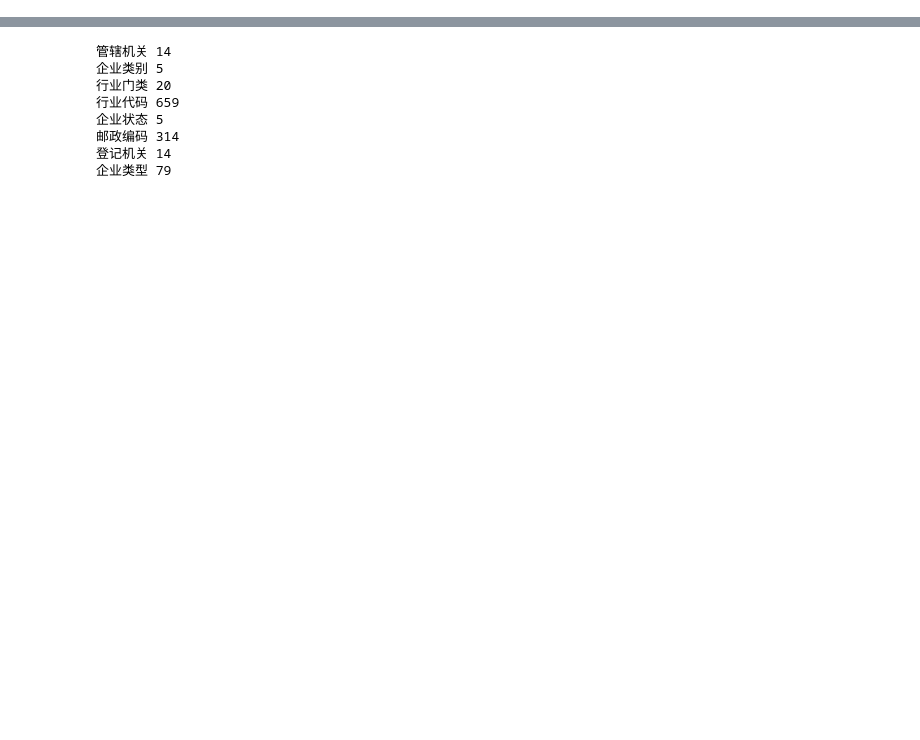
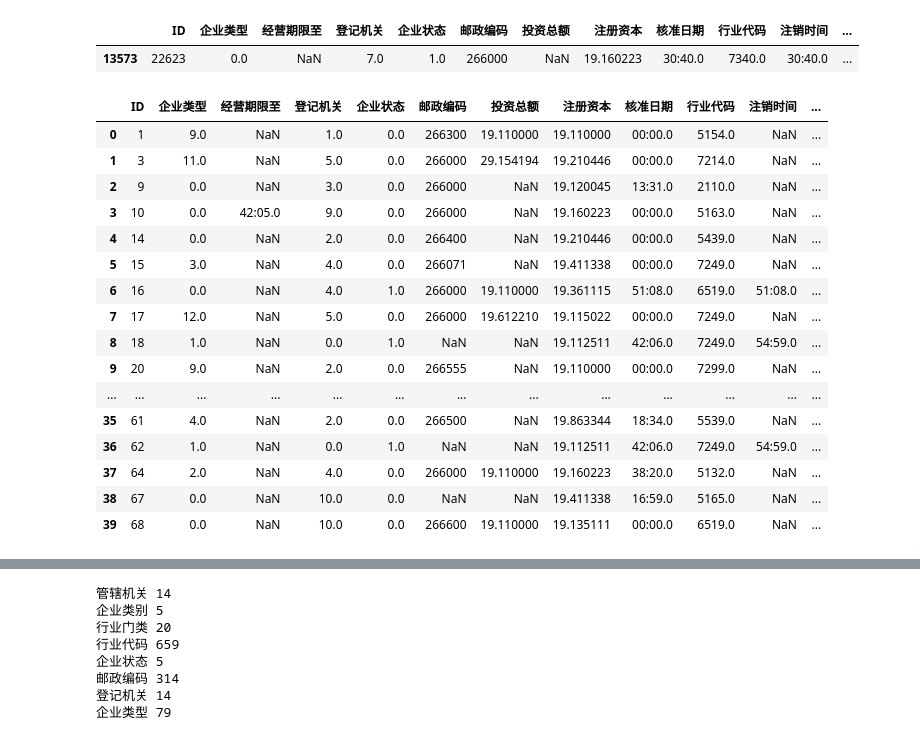
Before and after one commit to callmecaesar/taxi, a Jupyter notebook: code/EDA.ipynb, the cells around one changed output, grey strips where cells are left out. Saved outputs shown, nothing was run; the diff lists cells and outputs as text; code cells hidden in the pictures; blank space fills up the shorter version.

```diff
--- a/code/EDA.ipynb
+++ b/code/EDA.ipynb
@@ -25,0 +17,26 @@ submission.head()
+# %%
+from itertools import combinations
+picked_cla= ['行业代码', '行业门类', '企业类型']
+picked_con=['城建税', '未分配利润_年末数', '教育费', '货币资金_年初数', '印花税', '增值税', '企业所得税']
+#类别变量与连续变量的组合
+for cla in  picked_cla:
+    for con in picked_con:
+        group_info=train.groupby(cla)[con].agg(['mean','max','min','count']).reset_index()
+        group_info=group_info.rename(columns={'mean':cla+'_'+con+'_mean',
+                                              'max':cla+'_'+con+'_max',
+                                              'min':cla+'_'+con+'_min',
+                                              'count':cla+'_'+con+'_count',
+                                              })
+        train=pd.merge(left=train,right=group_info,how='left',on=cla)
+
+#连续变量与连续变量的组合
+for zuhe in combinations(picked_con,2):
+    print(zuhe)
+    name_add=zuhe[0]+'+'+zuhe[1]
+    name_sub=zuhe[0]+'-'+zuhe[1]
+    name_mul=zuhe[0]+'*'+zuhe[1]
+    name_div=zuhe[0]+'/'+zuhe[1]
+    train[name_add]=list(map(lambda x,y:x+y,train[zuhe[0]].values,train[zuhe[1]].values))
+    train[name_sub]=list(map(lambda x,y:x-y,train[zuhe[0]].values,train[zuhe[1]].values))
+    train[name_mul]=list(map(lambda x,y:x*y,train[zuhe[0]].values,train[zuhe[1]].values))
+    train[name_div]=list(map(lambda x,y:x/y if y!=0 else 0,train[zuhe[0]].values,train[zuhe[1]].values))
@@ -25,0 +63,27 @@ submission.head()
+# %%
+sb = train_data[(~train_data['无形资产及其他资产合计_年初数'].isnull())]
+sb = sb[(sb['无形资产及其他资产合计_年初数']!=0)]
+sb
+# %% [output]
+|  | ID | 企业类型 | 经营期限至 | 登记机关 | 企业状态 | 邮政编码 | 投资总额 | 注册资本 | 核准日期 | 行业代码 | 注销时间 | ... |
+| 13573 | 22623 | 0.0 | NaN | 7.0 | 1.0 | 266000 | NaN | 19.160223 | 30:40.0 | 7340.0 | 30:40.0 | ... |
+# %%
+train_data.head(40)
+# %% [output]
+|  | ID | 企业类型 | 经营期限至 | 登记机关 | 企业状态 | 邮政编码 | 投资总额 | 注册资本 | 核准日期 | 行业代码 | 注销时间 | ... |
+| 0 | 1 | 9.0 | NaN | 1.0 | 0.0 | 266300 | 19.110000 | 19.110000 | 00:00.0 | 5154.0 | NaN | ... |
+| 1 | 3 | 11.0 | NaN | 5.0 | 0.0 | 266000 | 29.154194 | 19.210446 | 00:00.0 | 7214.0 | NaN | ... |
+| 2 | 9 | 0.0 | NaN | 3.0 | 0.0 | 266000 | NaN | 19.120045 | 13:31.0 | 2110.0 | NaN | ... |
+| 3 | 10 | 0.0 | 42:05.0 | 9.0 | 0.0 | 266000 | NaN | 19.160223 | 00:00.0 | 5163.0 | NaN | ... |
+| 4 | 14 | 0.0 | NaN | 2.0 | 0.0 | 266400 | NaN | 19.210446 | 00:00.0 | 5439.0 | NaN | ... |
+| 5 | 15 | 3.0 | NaN | 4.0 | 0.0 | 266071 | NaN | 19.411338 | 00:00.0 | 7249.0 | NaN | ... |
+| 6 | 16 | 0.0 | NaN | 4.0 | 1.0 | 266000 | 19.110000 | 19.361115 | 51:08.0 | 6519.0 | 51:08.0 | ... |
+| 7 | 17 | 12.0 | NaN | 5.0 | 0.0 | 266000 | 19.612210 | 19.115022 | 00:00.0 | 7249.0 | NaN | ... |
+| 8 | 18 | 1.0 | NaN | 0.0 | 1.0 | NaN | NaN | 19.112511 | 42:06.0 | 7249.0 | 54:59.0 | ... |
+| 9 | 20 | 9.0 | NaN | 2.0 | 0.0 | 266555 | NaN | 19.110000 | 00:00.0 | 7299.0 | NaN | ... |
+| ... | ... | ... | ... | ... | ... | ... | ... | ... | ... | ... | ... | ... |
+| 35 | 61 | 4.0 | NaN | 2.0 | 0.0 | 266500 | NaN | 19.863344 | 18:34.0 | 5539.0 | NaN | ... |
+| 36 | 62 | 1.0 | NaN | 0.0 | 1.0 | NaN | NaN | 19.112511 | 42:06.0 | 7249.0 | 54:59.0 | ... |
+| 37 | 64 | 2.0 | NaN | 4.0 | 0.0 | 266000 | 19.110000 | 19.160223 | 38:20.0 | 5132.0 | NaN | ... |
+| 38 | 67 | 0.0 | NaN | 10.0 | 0.0 | NaN | NaN | 19.411338 | 16:59.0 | 5165.0 | NaN | ... |
+| 39 | 68 | 0.0 | NaN | 10.0 | 0.0 | 266600 | 19.110000 | 19.135111 | 00:00.0 | 6519.0 | NaN | ... |
```
Also changed, not shown: parts of 14 cells of this notebook, 9 other files.
